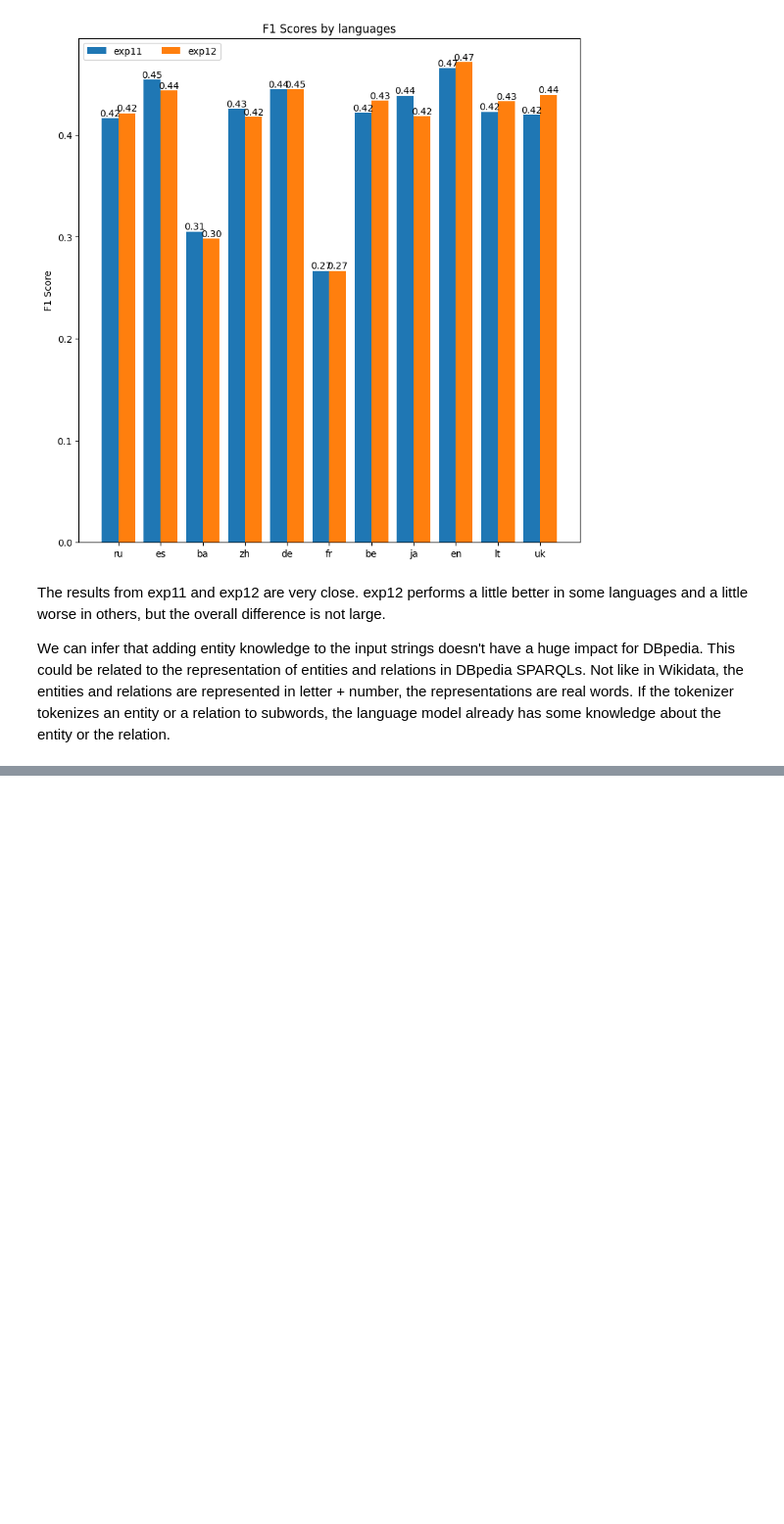
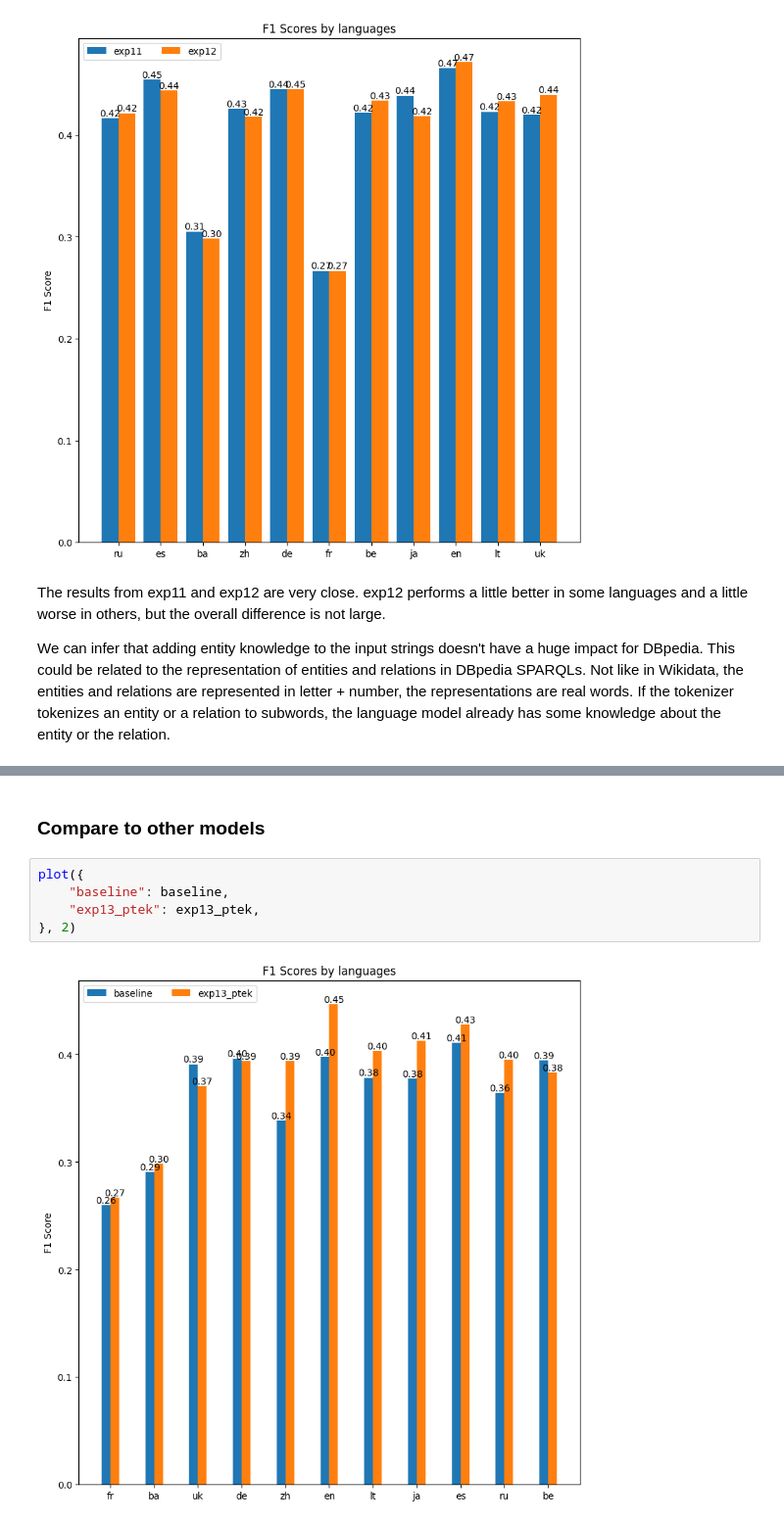
Before and after one commit to dice-group/MST5, a Jupyter notebook: notebooks/eval_results_dbpedia.ipynb, the cells around one changed output, grey strips where cells are left out. Shown at 98% size. Cells and saved outputs as stored; diff of their text form; blank space fills up the shorter version.

```diff
--- a/notebooks/eval_results_dbpedia.ipynb
+++ b/notebooks/eval_results_dbpedia.ipynb
@@ -223,0 +302,9 @@ Not like in Wikidata, the entities and relations are represented in letter + num
+# %% [markdown]
+### Compare to other models
+# %%
+plot({
+    "baseline": baseline,
+    "exp13_ptek": exp13_ptek,
+}, 2)
+# %% [output]
+[figure, added]
```
Also changed, not shown: parts of 11 cells of this notebook.
